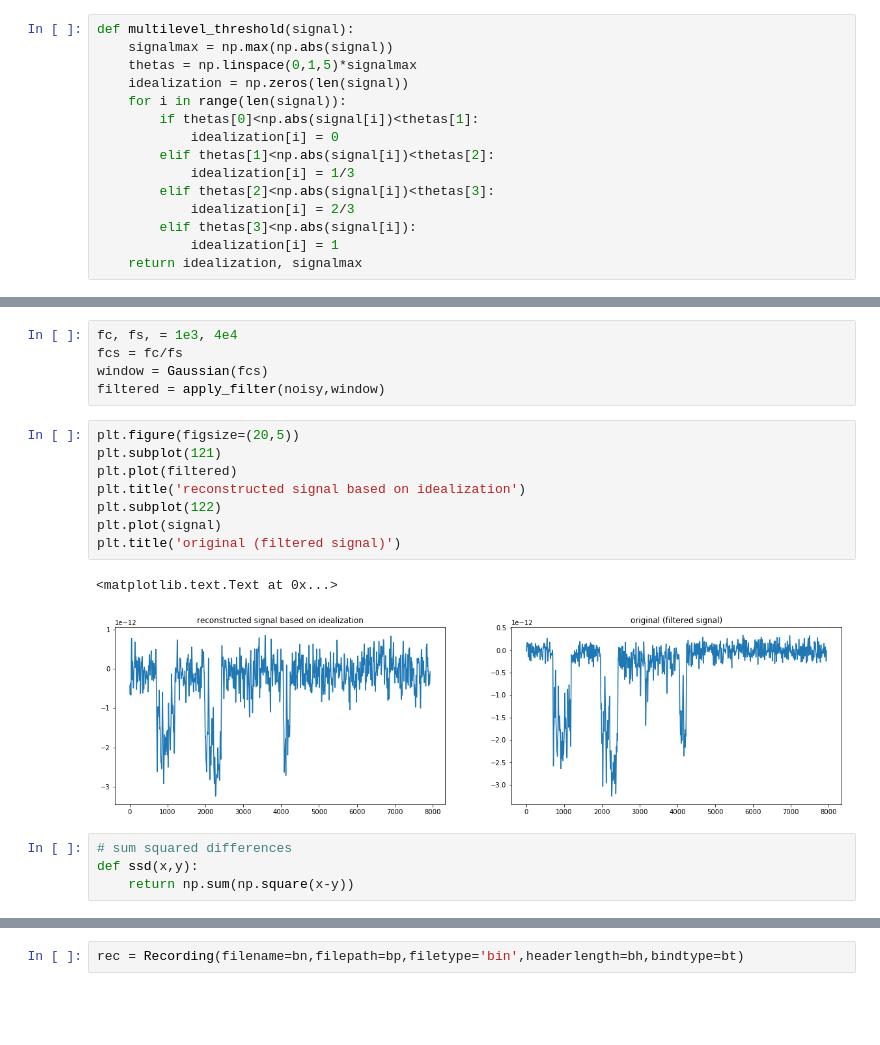
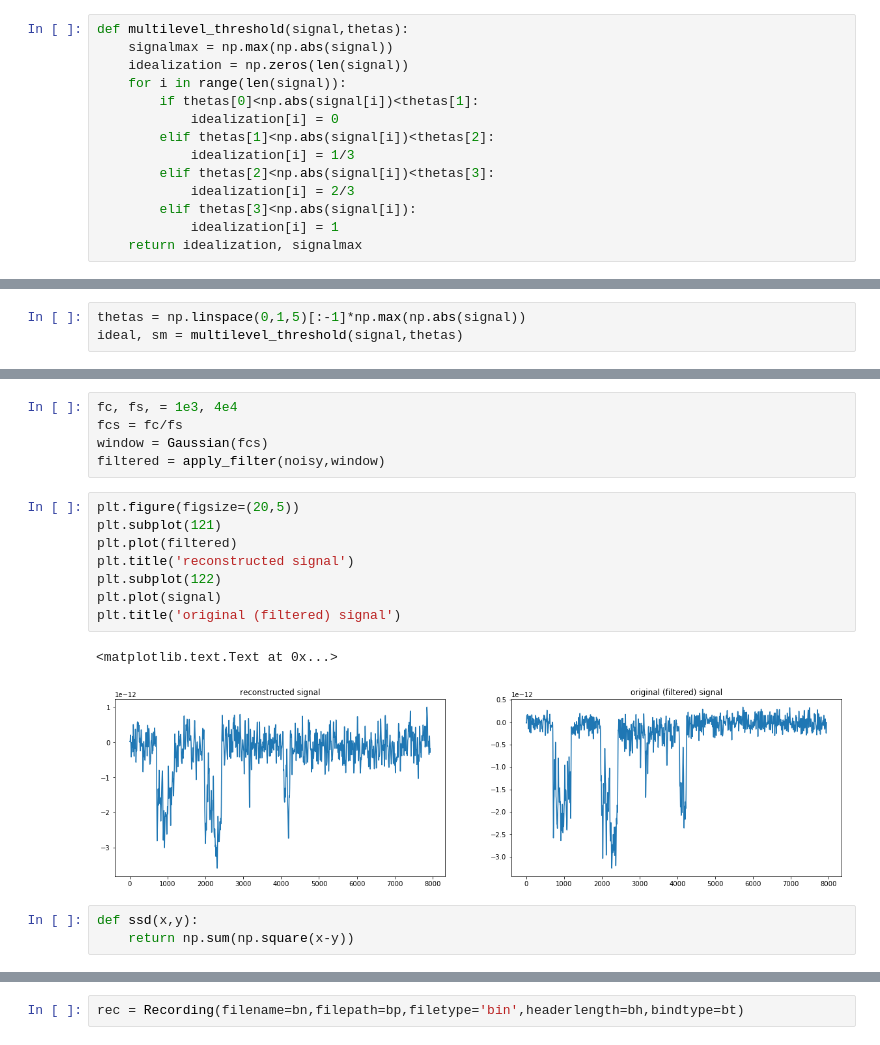
Before and after one commit to AGPlested/ASCAM, a Jupyter notebook: model.ipynb, the cells around one changed output, grey strips where cells are left out. Drawn from its saved outputs; the diff is of its cells as text; blank space fills up the shorter version.

```diff
--- a/model.ipynb
+++ b/model.ipynb
@@ -177,9 +174,8 @@ class Recording(object):
         name = dataKey + '_TC'
         self.data[name] = idealized
 # %%
-def multilevel_threshold(signal):
+def multilevel_threshold(signal,thetas):
     signalmax = np.max(np.abs(signal))
-    thetas = np.linspace(0,1,5)*signalmax
     idealization = np.zeros(len(signal))
     for i in range(len(signal)):
         if thetas[0]<np.abs(signal[i])<thetas[1]:
@@ -207,3 +201,6 @@ ideal, sm = multilevel_threshold(signal)
+# %%
+thetas = np.linspace(0,1,5)[:-1]*np.max(np.abs(signal))
+ideal, sm = multilevel_threshold(signal,thetas)
 # %%
 plt.figure(figsize=(40,10))
 plt.plot(ideal*sm,alpha = .5)
@@ -247,15 +244,14 @@ filtered = apply_filter(noisy,window)
 # %%
 plt.figure(figsize=(20,5))
 plt.subplot(121)
 plt.plot(filtered)
-plt.title('reconstructed signal based on idealization')
+plt.title('reconstructed signal')
 plt.subplot(122)
 plt.plot(signal)
-plt.title('original (filtered signal)')
+plt.title('original (filtered) signal')
 # %% [output]
 <matplotlib.text.Text at 0x...>
-[figure, old version]
+[figure, new version]
 # %%
-# sum squared differences
 def ssd(x,y):
     return np.sum(np.square(x-y))
```
Also changed, not shown: parts of 30 cells of this notebook.
